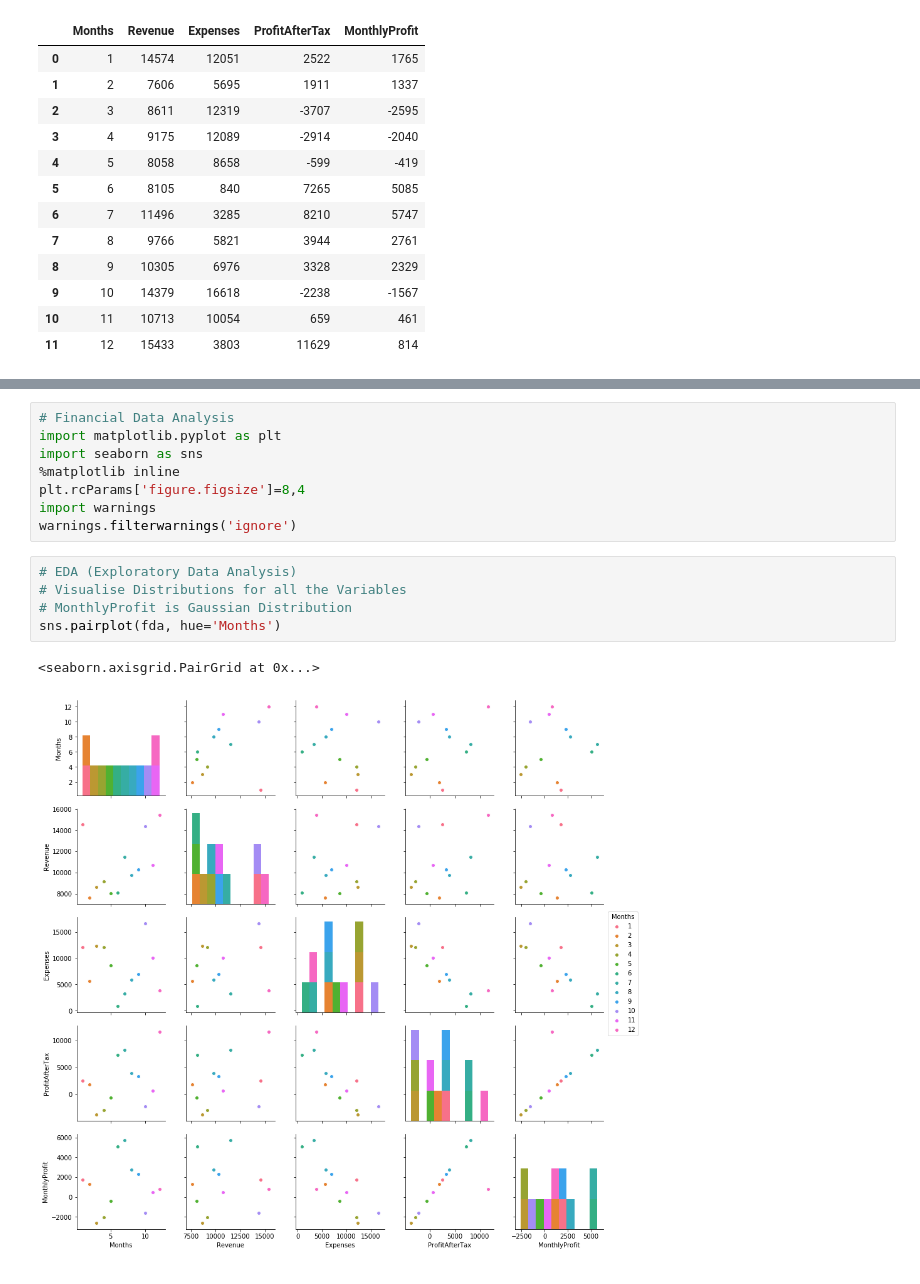
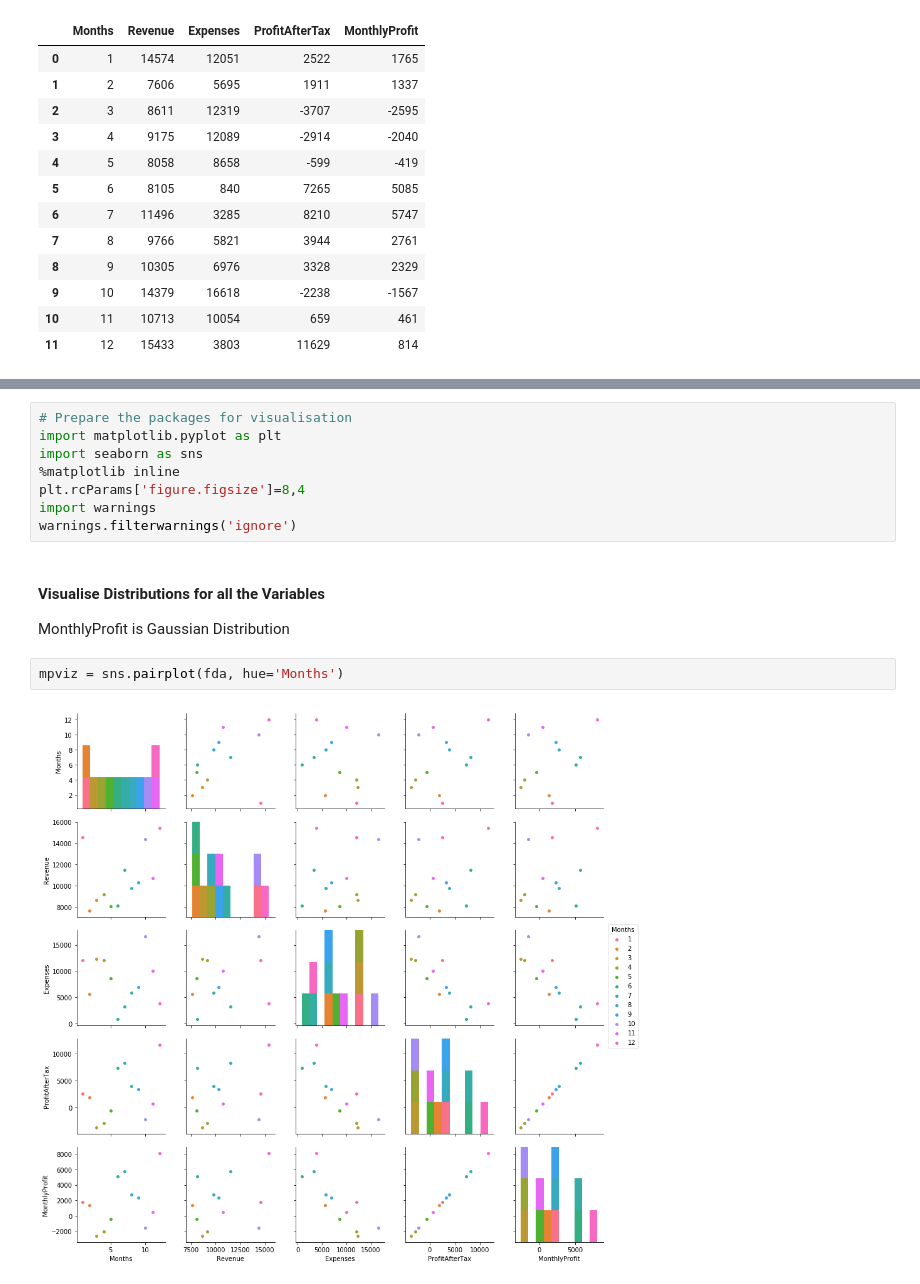
Before and after one commit to raionas/Micro-Projects, a Jupyter notebook: Financial-Data-Analyis.ipynb, the cells around one changed output, grey strips where cells are left out. Cells and saved outputs as stored; diff of their text form.

```diff
--- a/Financial-Data-Analyis.ipynb
+++ b/Financial-Data-Analyis.ipynb
@@ -185,18 +208,18 @@ fda
 | 10 | Nov | 10713 | 10054 | 659 | 461 |
 | 11 | Dec | 15433 | 3803 | 11629 | 814 |
 # %%
-# Financial Data Analysis
+# Prepare the packages for visualisation
 import matplotlib.pyplot as plt
 import seaborn as sns
 %matplotlib inline
 plt.rcParams['figure.figsize']=8,4
 import warnings
 warnings.filterwarnings('ignore')
-# %%
-# EDA (Exploratory Data Analysis)
-# Visualise Distributions for all the Variables
-# MonthlyProfit is Gaussian Distribution
-sns.pairplot(fda, hue='Months')
-# %% [output]
-<seaborn.axisgrid.PairGrid at 0x...>
-[figure, removed]
+# %% [markdown]
+#### Visualise Distributions for all the Variables
+
+MonthlyProfit is Gaussian Distribution
+# %%
+mpviz = sns.pairplot(fda, hue='Months')
+# %% [output]
+[figure, added]
```
Also changed, not shown: parts of 20 cells of this notebook.
